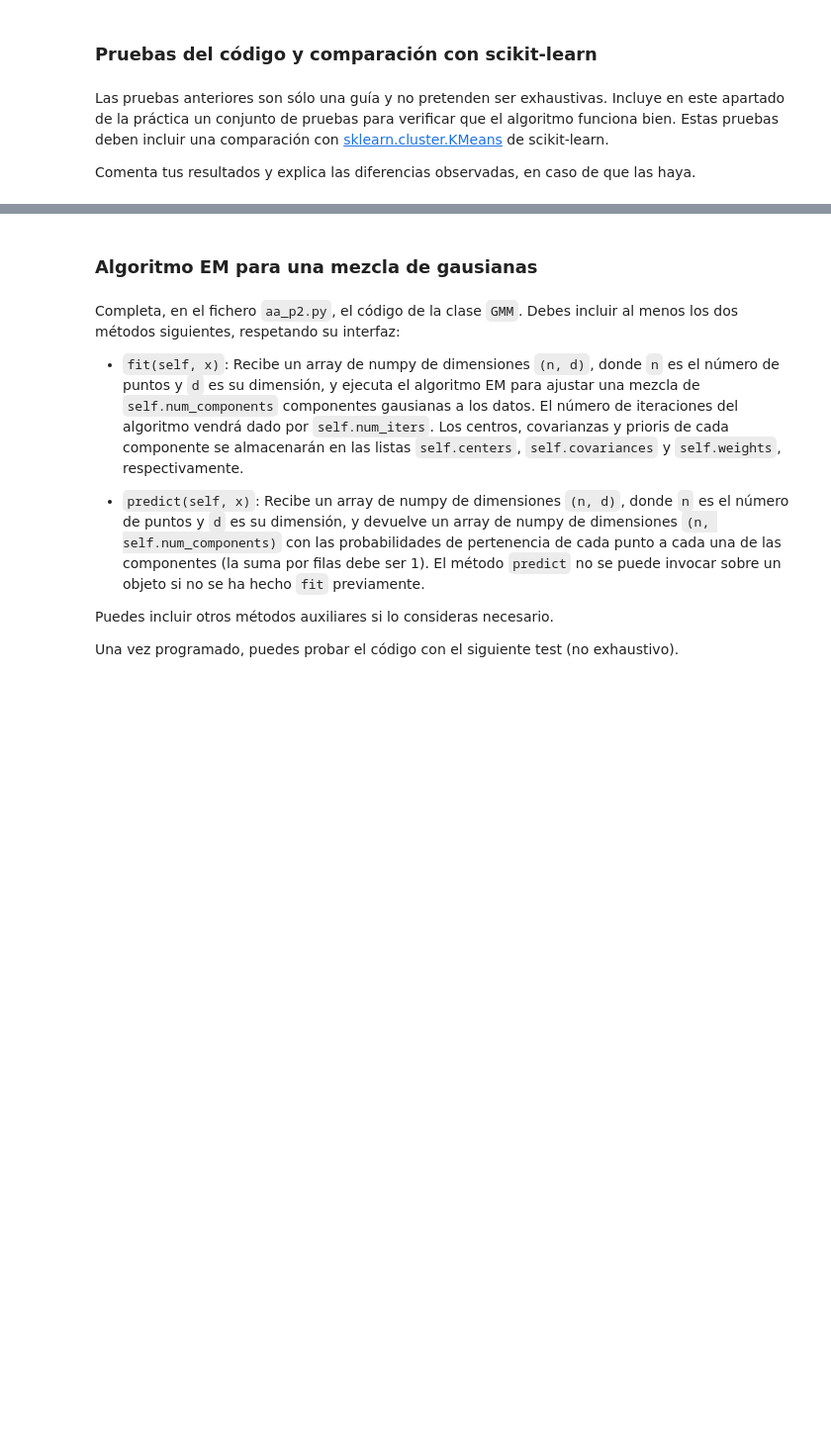
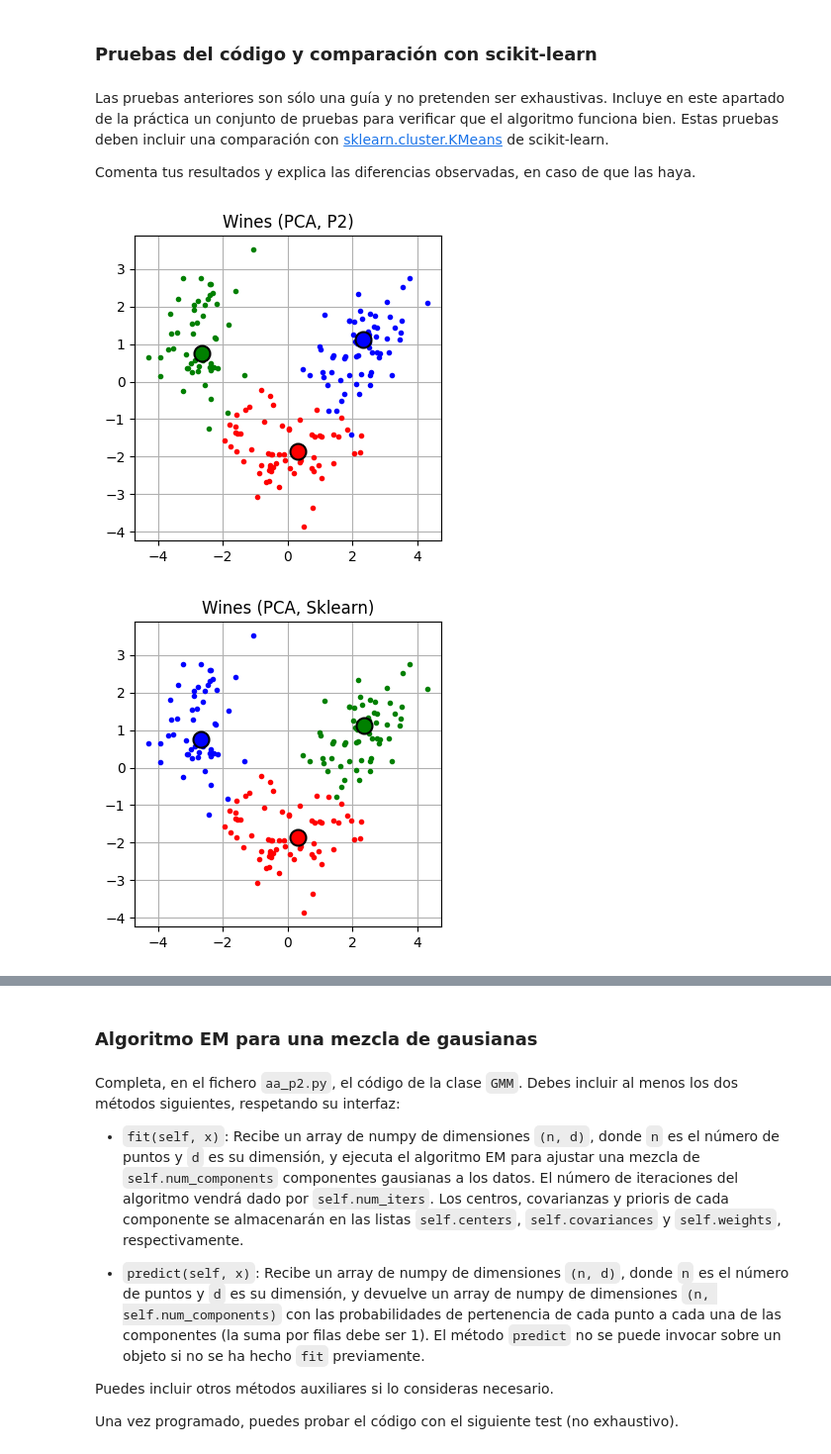
Before and after one commit to TomasDanielExpositoTorre/aprendizaje-automatico, a Jupyter notebook: P2/aa_p2.ipynb, the cells around one changed output, grey strips where cells are left out. Shown at 99% size. Cells and saved outputs as stored; diff of their text form; code cells hidden in the pictures; blank space fills up the shorter version.

```diff
--- a/P2/aa_p2.ipynb
+++ b/P2/aa_p2.ipynb
@@ -99,0 +103,28 @@ Comenta tus resultados y explica las diferencias observadas, en caso de que las
+# %%
+# Clasificación Multi-dimensional: Wines Dataset
+
+# Lectura del csv de wines (moodle)
+data = pd.read_csv('./wine_dataset.csv', delimiter=';', header=0)
+x = StandardScaler().fit_transform(data.drop(columns=['Type']).values)
+
+# Ejecución con KMeans de SKLearn
+skmeans = SKMeans(n_clusters=3,init='k-means++', n_init=1,max_iter=10, random_state=2)
+skmeans.fit(x)
+sy = skmeans.predict(x)
+
+# Ejecución con KMeans propio
+kmeans = KMeans(3, 10, random_state=111)
+kmeans.fit(x)
+y = kmeans.predict(x)
+
+# Reducción de dimensiones para poder graficar
+x_pca = PCA(n_components=2).fit_transform(x)
+sc_pca = PCA(n_components=2).fit_transform(skmeans.cluster_centers_)
+c_pca = PCA(n_components=2).fit_transform(kmeans.get_centers())
+
+# Comparación de ambos modelos
+plotModel(x_pca, y, "Wines (PCA, P2)", centers=c_pca, new_figure=True)
+plotModel(x_pca, sy, "Wines (PCA, Sklearn)", centers=sc_pca, new_figure=True)
+# %% [output]
+[figure, added]
+[figure, added]
```
Also changed, not shown: parts of 14 cells of this notebook, 1 other file.
